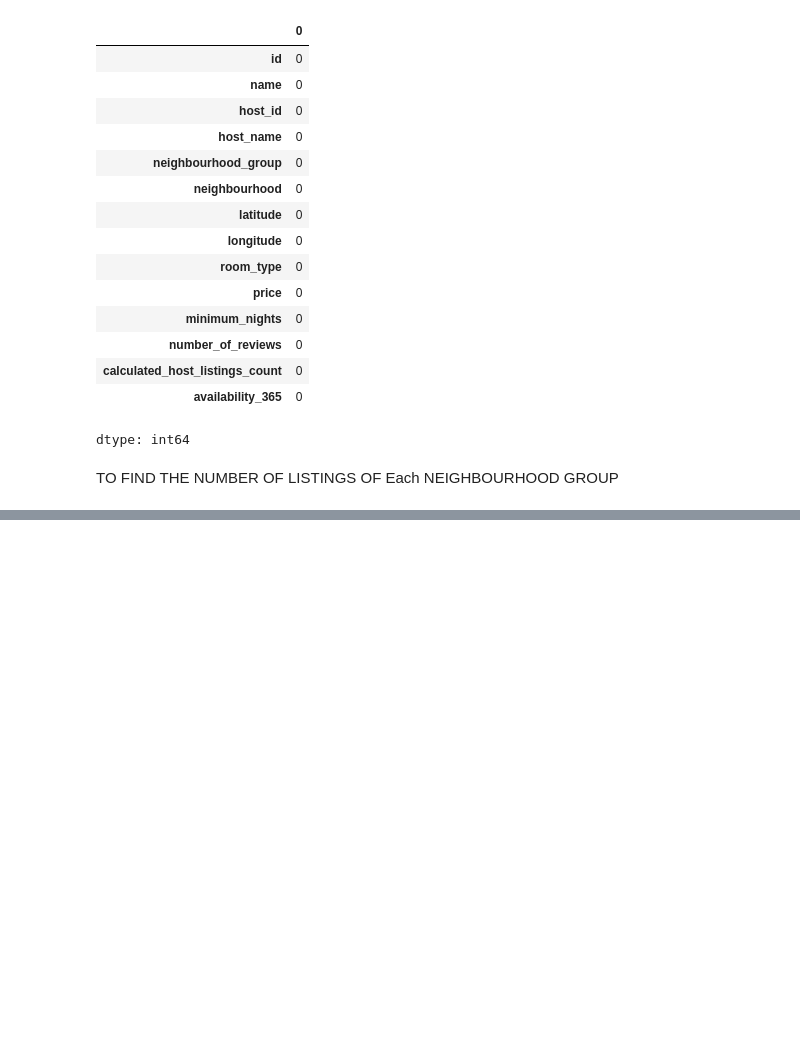
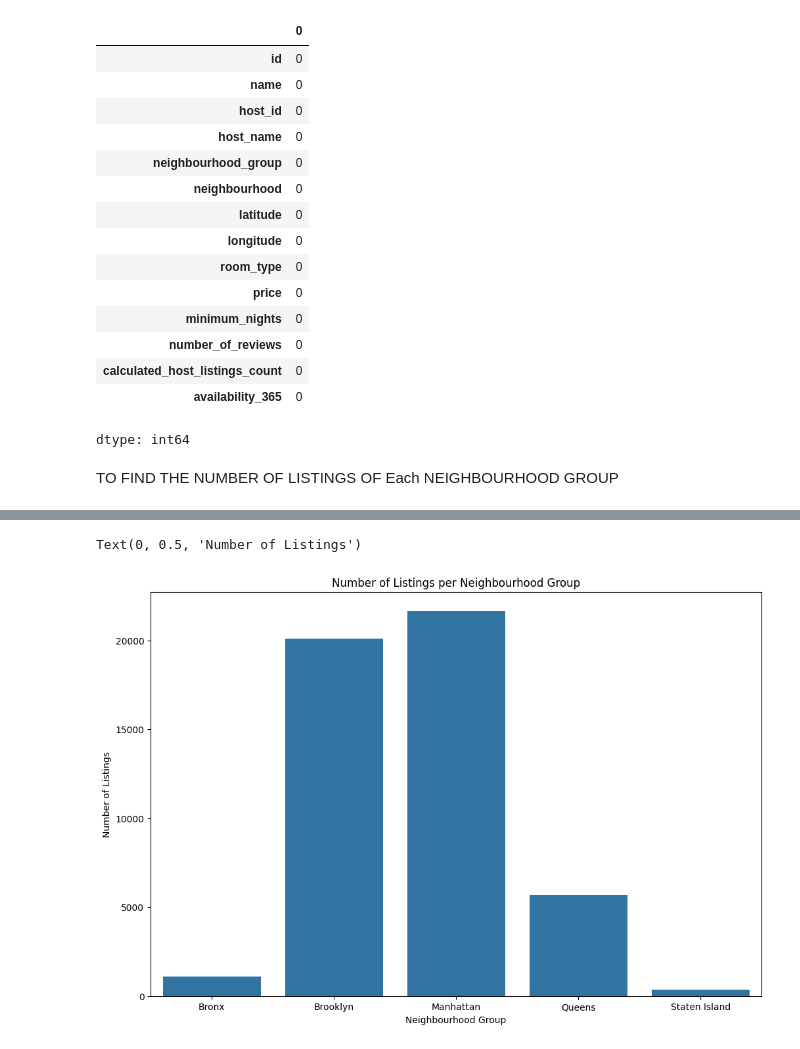
Before and after one commit to abinav102/ML-Fundamentals, a Jupyter notebook: NY_aIrBnBipynb.ipynb, the cells around one changed output, grey strips where cells are left out. Cells and saved outputs as stored; diff of their text form; code cells hidden in the pictures; blank space fills up the shorter version.

Commit message:
calculated mean price and added barplot

```diff
--- a/NY_aIrBnBipynb.ipynb
+++ b/NY_aIrBnBipynb.ipynb
@@ -132,0 +136,9 @@ dtype: int64
+# %%
+plt.figure(figsize=(12,8))
+sns.barplot(x=groupByNeighbourhoodSize.index,y=groupByNeighbourhoodSize.values)
+plt.title("Number of Listings per Neighbourhood Group")
+plt.xlabel("Neighbourhood Group")
+plt.ylabel("Number of Listings")
+# %% [output]
+Text(0, 0.5, 'Number of Listings')
+[figure, added]
```
Also changed, not shown: parts of 8 cells of this notebook.
